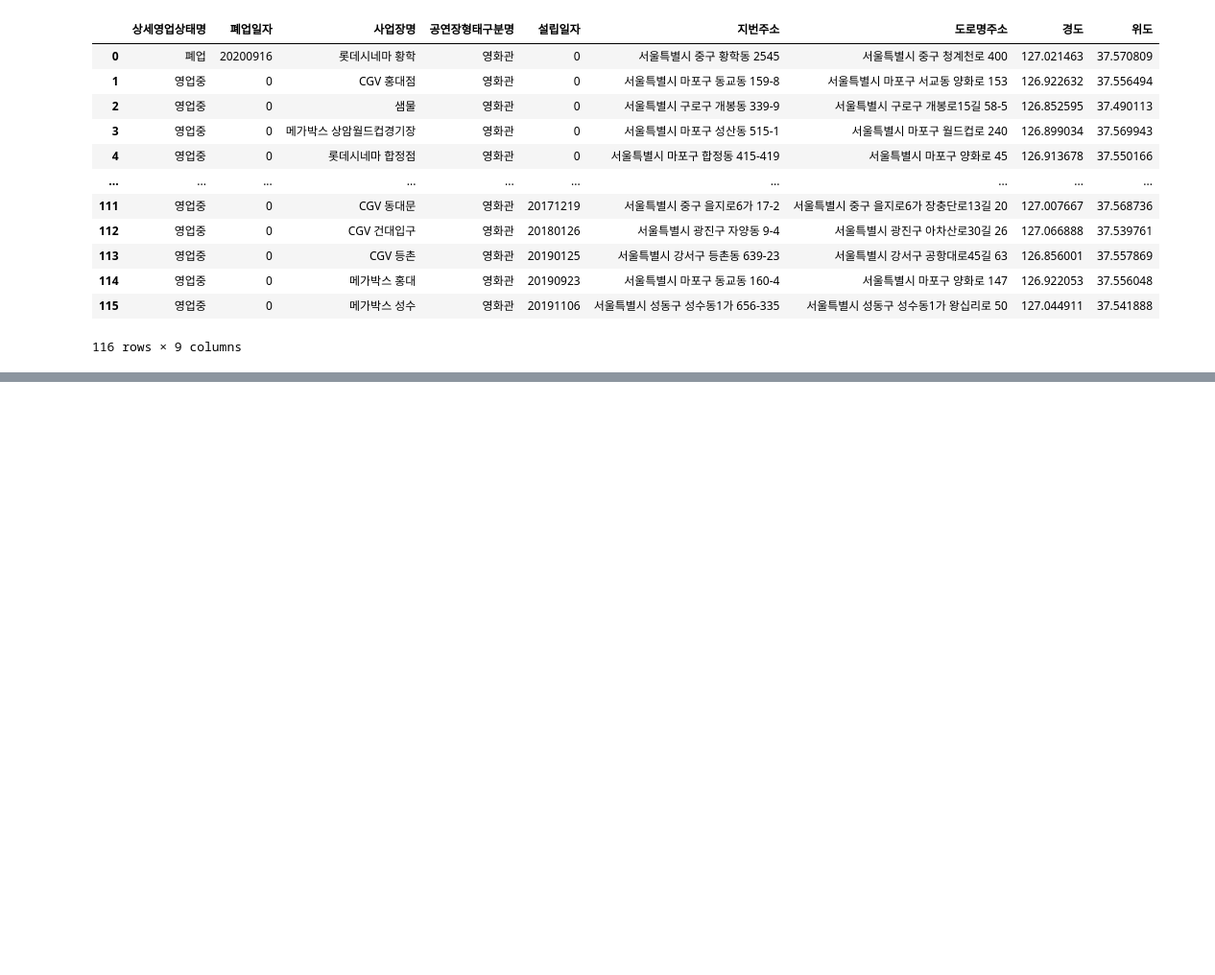
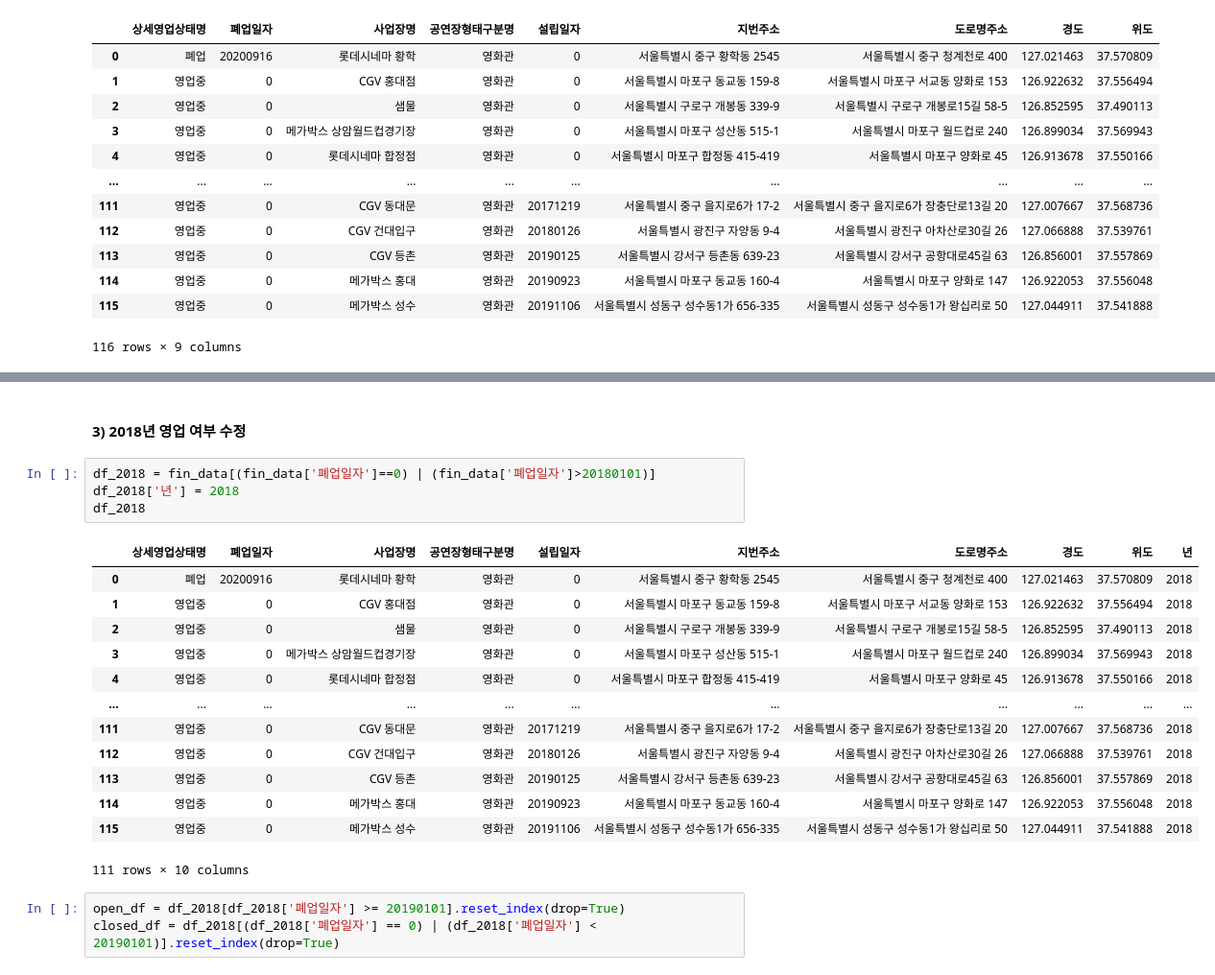
Before and after one commit to baekji919/AcornFinalProject, a Jupyter notebook: 4. 데이터 전처리 코드/영화관 데이터 전처리.ipynb, the cells around one changed output, grey strips where cells are left out. Shown: that part at 96% size. Saved outputs shown, nothing was run; the diff lists cells and outputs as text; blank space fills up the shorter version.

```diff
--- a/4. 데이터 전처리 코드/영화관 데이터 전처리.ipynb
+++ b/4. 데이터 전처리 코드/영화관 데이터 전처리.ipynb
@@ -625,0 +681,23 @@ fin_data
+# %% [markdown]
+#### 3) 2018년 영업 여부 수정
+# %%
+df_2018 = fin_data[(fin_data['폐업일자']==0) | (fin_data['폐업일자']>20180101)]
+df_2018['년'] = 2018
+df_2018
+# %% [output]
+|  | 상세영업상태명 | 폐업일자 | 사업장명 | 공연장형태구분명 | 설립일자 | 지번주소 | 도로명주소 | 경도 | 위도 | 년 |
+| 0 | 폐업 | 20200916 | 롯데시네마 황학 | 영화관 | 0 | 서울특별시 중구 황학동 2545 | 서울특별시 중구 청계천로 400 | 127.021463 | 37.570809 | 2018 |
+| 1 | 영업중 | 0 | CGV 홍대점 | 영화관 | 0 | 서울특별시 마포구 동교동 159-8 | 서울특별시 마포구 서교동 양화로 153 | 126.922632 | 37.556494 | 2018 |
+| 2 | 영업중 | 0 | 샘물 | 영화관 | 0 | 서울특별시 구로구 개봉동 339-9 | 서울특별시 구로구 개봉로15길 58-5 | 126.852595 | 37.490113 | 2018 |
+| 3 | 영업중 | 0 | 메가박스 상암월드컵경기장 | 영화관 | 0 | 서울특별시 마포구 성산동 515-1 | 서울특별시 마포구 월드컵로 240 | 126.899034 | 37.569943 | 2018 |
+| 4 | 영업중 | 0 | 롯데시네마 합정점 | 영화관 | 0 | 서울특별시 마포구 합정동 415-419 | 서울특별시 마포구 양화로 45 | 126.913678 | 37.550166 | 2018 |
+| ... | ... | ... | ... | ... | ... | ... | ... | ... | ... | ... |
+| 111 | 영업중 | 0 | CGV 동대문 | 영화관 | 20171219 | 서울특별시 중구 을지로6가 17-2 | 서울특별시 중구 을지로6가 장충단로13길 20 | 127.007667 | 37.568736 | 2018 |
+| 112 | 영업중 | 0 | CGV 건대입구 | 영화관 | 20180126 | 서울특별시 광진구 자양동 9-4 | 서울특별시 광진구 아차산로30길 26 | 127.066888 | 37.539761 | 2018 |
+| 113 | 영업중 | 0 | CGV 등촌 | 영화관 | 20190125 | 서울특별시 강서구 등촌동 639-23 | 서울특별시 강서구 공항대로45길 63 | 126.856001 | 37.557869 | 2018 |
+| 114 | 영업중 | 0 | 메가박스 홍대 | 영화관 | 20190923 | 서울특별시 마포구 동교동 160-4 | 서울특별시 마포구 양화로 147 | 126.922053 | 37.556048 | 2018 |
+| 115 | 영업중 | 0 | 메가박스 성수 | 영화관 | 20191106 | 서울특별시 성동구 성수동1가 656-335 | 서울특별시 성동구 성수동1가 왕십리로 50 | 127.044911 | 37.541888 | 2018 |
+111 rows × 10 columns
+# %%
+open_df = df_2018[df_2018['폐업일자'] >= 20190101].reset_index(drop=True)
+closed_df = df_2018[(df_2018['폐업일자'] == 0) | (df_2018['폐업일자'] < 20190101)].reset_index(drop=True)
```
Also changed, not shown: parts of 19 cells of this notebook, 3 other files.
